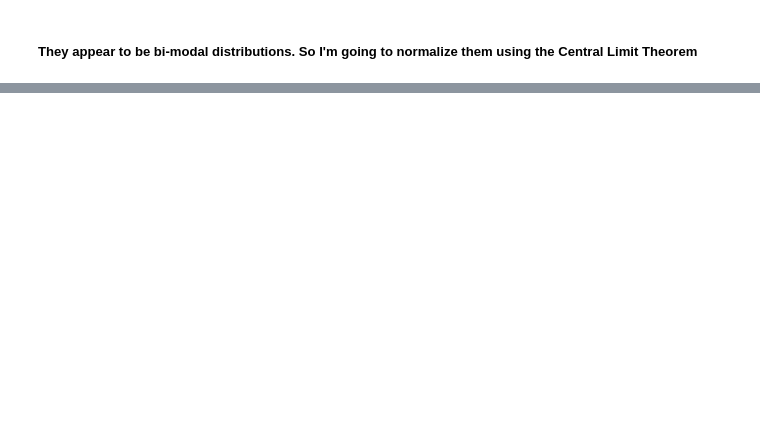
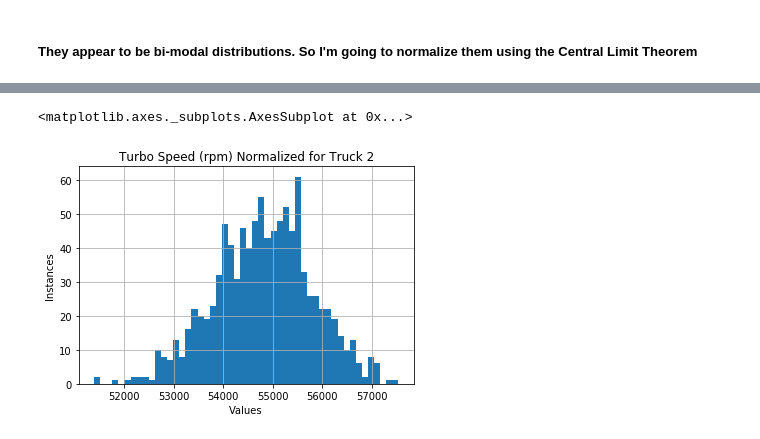
Before and after one commit to UNCG-CSE/Volvo_Truck_Analytics, a Jupyter notebook: src/Truck1TempAnalysis.ipynb, the cells around one changed output, grey strips where cells are left out. Cells and saved outputs as stored; diff of their text form; code cells hidden in the pictures; blank space fills up the shorter version.

```diff
--- a/src/Truck1TempAnalysis.ipynb
+++ b/src/Truck1TempAnalysis.ipynb
@@ -257,0 +234,4 @@ test
+# %%
+turbo_points2 = []         # Make empty list to hold point estimates
+for x in range(0,1000):         # Generate 1000 samples
+    turbo_points2.append(truck2data['Turbo Speed (rpm)'].sample(n=500).mean())
@@ -257,0 +242,8 @@ test
+# %%
+plt.title("Turbo Speed (rpm) Normalized for Truck 2")
+plt.ylabel("Instances")
+plt.xlabel("Values")
+pd.Series(turbo_points2).hist(bins=50)
+# %% [output]
+<matplotlib.axes._subplots.AxesSubplot at 0x...>
+[figure, added]
```
Also changed, not shown: parts of 18 cells of this notebook.
